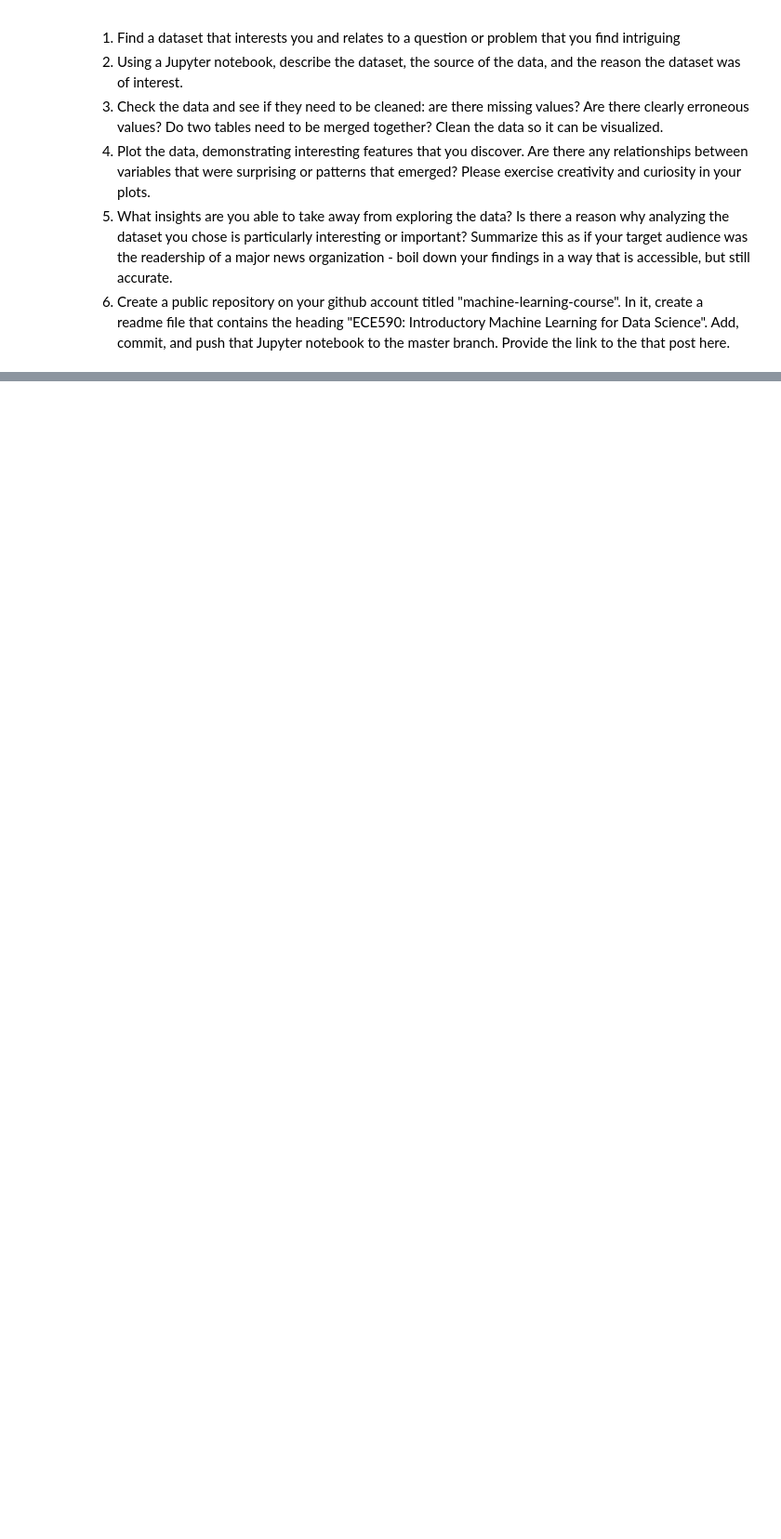
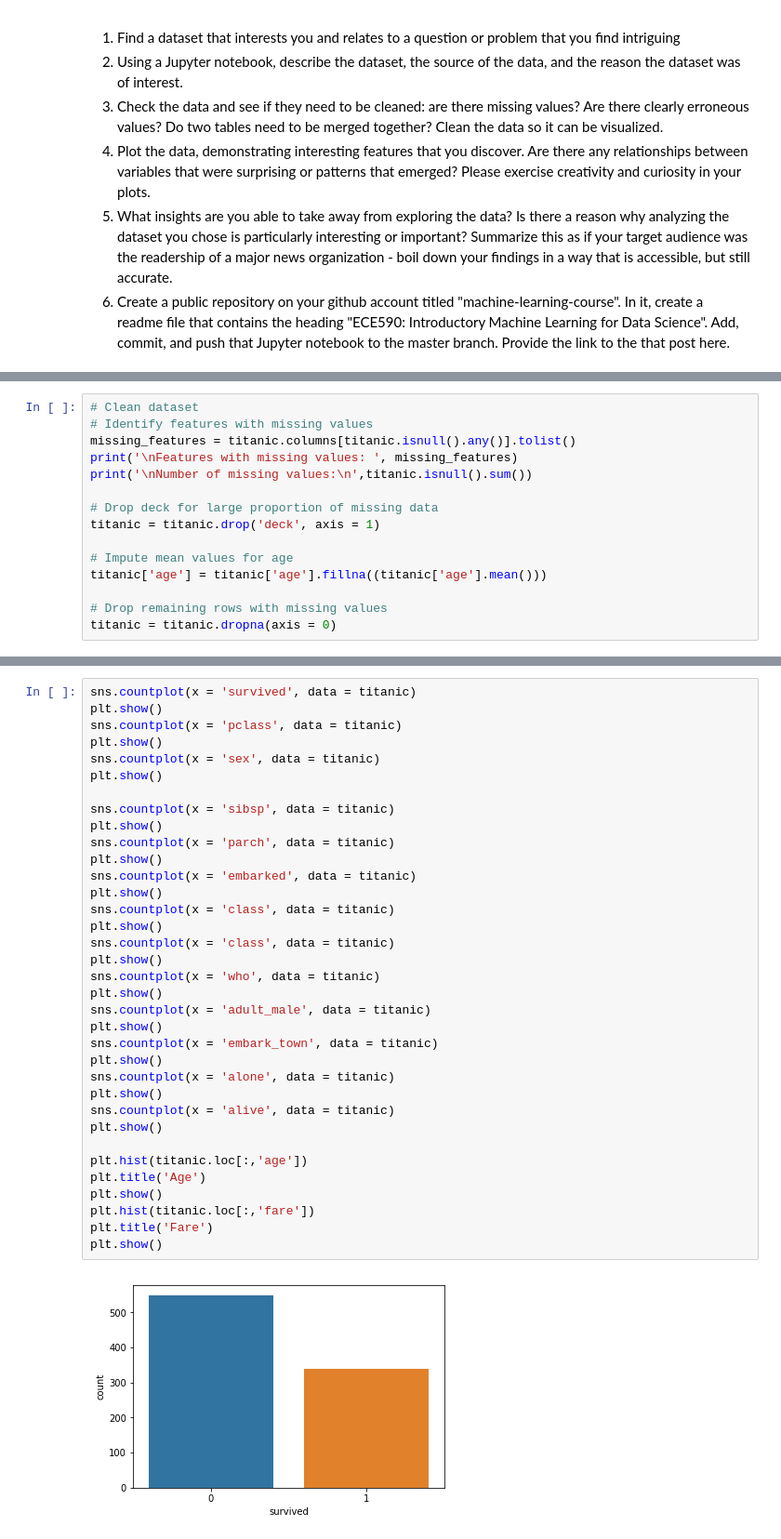
Before and after one commit to aberman6/ids705, a Jupyter notebook: assignments/Assignment 1.ipynb, the cells around one changed output, grey strips where cells are left out. Shown at 93% size. Saved outputs shown, nothing was run; the diff lists cells and outputs as text; blank space fills up the shorter version.

Commit message:
Problem #13 Exploratory Plots

```diff
--- a/assignments/Assignment 1.ipynb
+++ b/assignments/Assignment 1.ipynb
@@ -797,0 +822,15 @@ Here you'll bring together some of the individual skills that you demonstrated a
+# %%
+# Clean dataset
+# Identify features with missing values
+missing_features = titanic.columns[titanic.isnull().any()].tolist()
+print('\nFeatures with missing values: ', missing_features)
+print('\nNumber of missing values:\n',titanic.isnull().sum())
+
+# Drop deck for large proportion of missing data
+titanic = titanic.drop('deck', axis = 1)
+
+# Impute mean values for age
+titanic['age'] = titanic['age'].fillna((titanic['age'].mean()))
+
+# Drop remaining rows with missing values
+titanic = titanic.dropna(axis = 0)
@@ -797,0 +857,37 @@ Here you'll bring together some of the individual skills that you demonstrated a
+# %%
+sns.countplot(x = 'survived', data = titanic)
+plt.show()
+sns.countplot(x = 'pclass', data = titanic)
+plt.show()
+sns.countplot(x = 'sex', data = titanic)
+plt.show()
+
+sns.countplot(x = 'sibsp', data = titanic)
+plt.show()
+sns.countplot(x = 'parch', data = titanic)
+plt.show()
+sns.countplot(x = 'embarked', data = titanic)
+plt.show()
+sns.countplot(x = 'class', data = titanic)
+plt.show()
+sns.countplot(x = 'class', data = titanic)
+plt.show()
+sns.countplot(x = 'who', data = titanic)
+plt.show()
+sns.countplot(x = 'adult_male', data = titanic)
+plt.show()
+sns.countplot(x = 'embark_town', data = titanic)
+plt.show()
+sns.countplot(x = 'alone', data = titanic)
+plt.show()
+sns.countplot(x = 'alive', data = titanic)
+plt.show()
+
+plt.hist(titanic.loc[:,'age'])
+plt.title('Age')
+plt.show()
+plt.hist(titanic.loc[:,'fare'])
+plt.title('Fare')
+plt.show()
+# %% [output]
+[figure, added]
```
Also changed, not shown: parts of 4 cells of this notebook.
